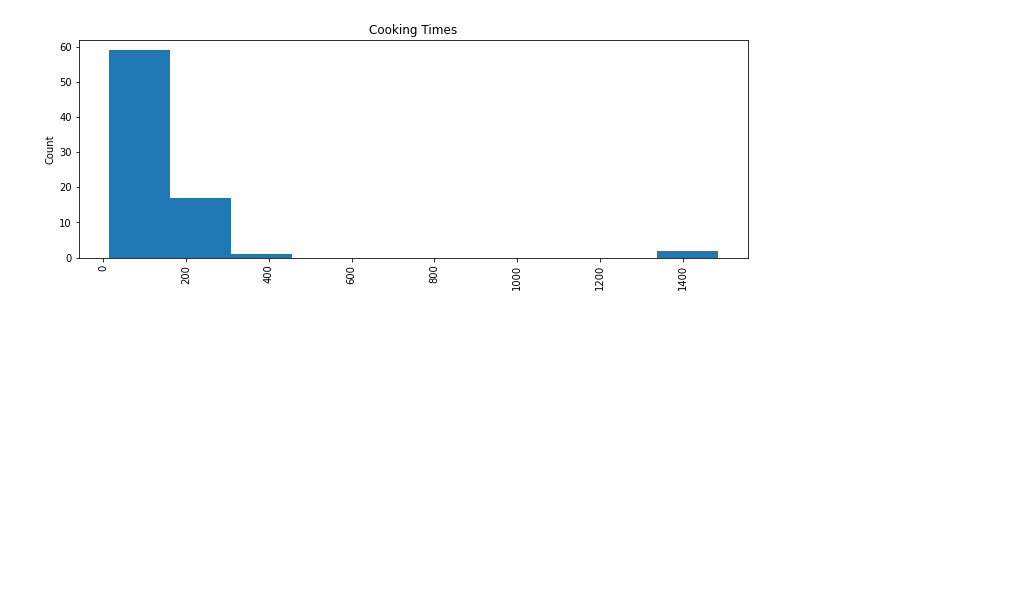
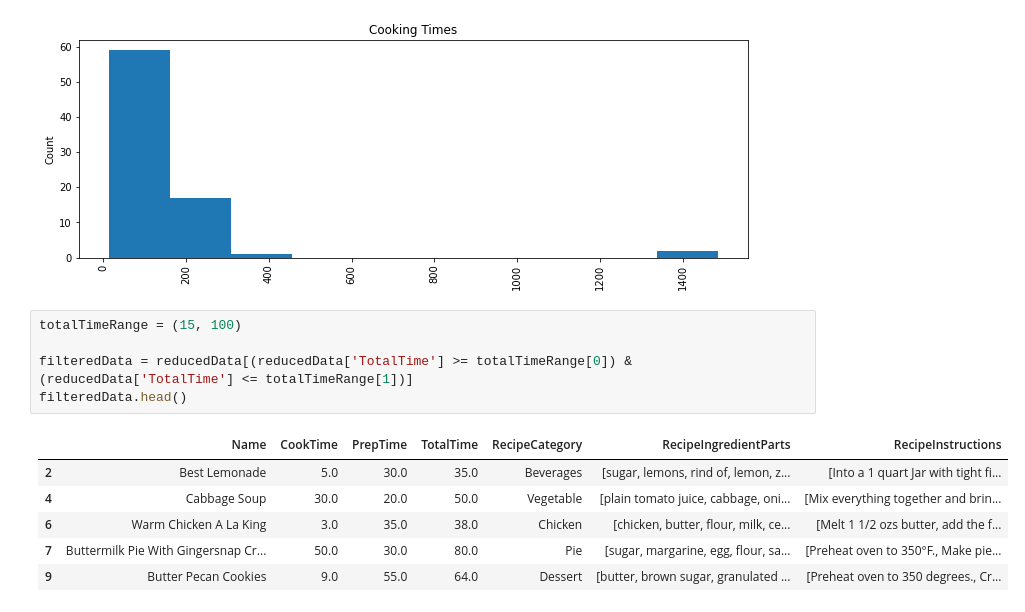
Before and after one commit to rgkalden/recipepal-app, a Jupyter notebook: explore.ipynb, the cells around one changed output. Cells and saved outputs as stored; diff of their text form; blank space fills up the shorter version.

```diff
--- a/explore.ipynb
+++ b/explore.ipynb
@@ -70,3 +70,15 @@ plt.ylabel('Count')
 plt.xticks(rotation=90);
 # %% [output]
 [figure]
+# %%
+totalTimeRange = (15, 100)
+
+filteredData = reducedData[(reducedData['TotalTime'] >= totalTimeRange[0]) & (reducedData['TotalTime'] <= totalTimeRange[1])]
+filteredData.head()
+# %% [output]
+|  | Name | CookTime | PrepTime | TotalTime | RecipeCategory | RecipeIngredientParts | RecipeInstructions |
+| 2 | Best Lemonade | 5.0 | 30.0 | 35.0 | Beverages | [sugar, lemons, rind of, lemon, z... | [Into a 1 quart Jar with tight fi... |
+| 4 | Cabbage Soup | 30.0 | 20.0 | 50.0 | Vegetable | [plain tomato juice, cabbage, oni... | [Mix everything together and brin... |
+| 6 | Warm Chicken A La King | 3.0 | 35.0 | 38.0 | Chicken | [chicken, butter, flour, milk, ce... | [Melt 1 1/2 ozs butter, add the f... |
+| 7 | Buttermilk Pie With Gingersnap Cr... | 50.0 | 30.0 | 80.0 | Pie | [sugar, margarine, egg, flour, sa... | [Preheat oven to 350°F., Make pie... |
+| 9 | Butter Pecan Cookies | 9.0 | 55.0 | 64.0 | Dessert | [butter, brown sugar, granulated ... | [Preheat oven to 350 degrees., Cr... |
```
Also changed, not shown: 1 other file.
